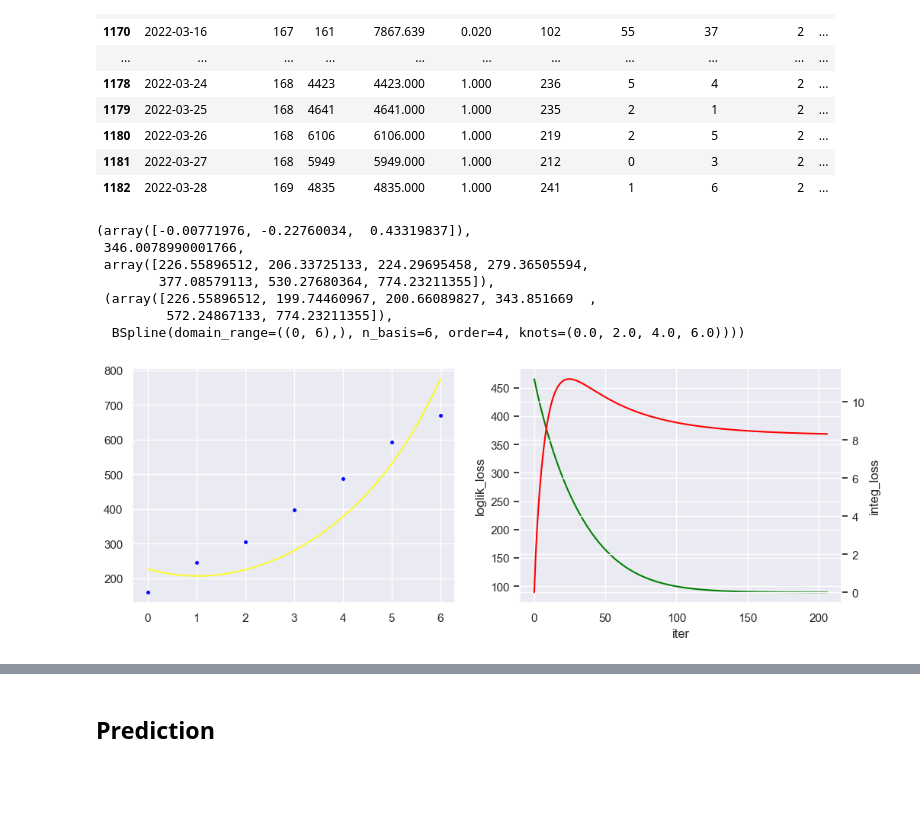
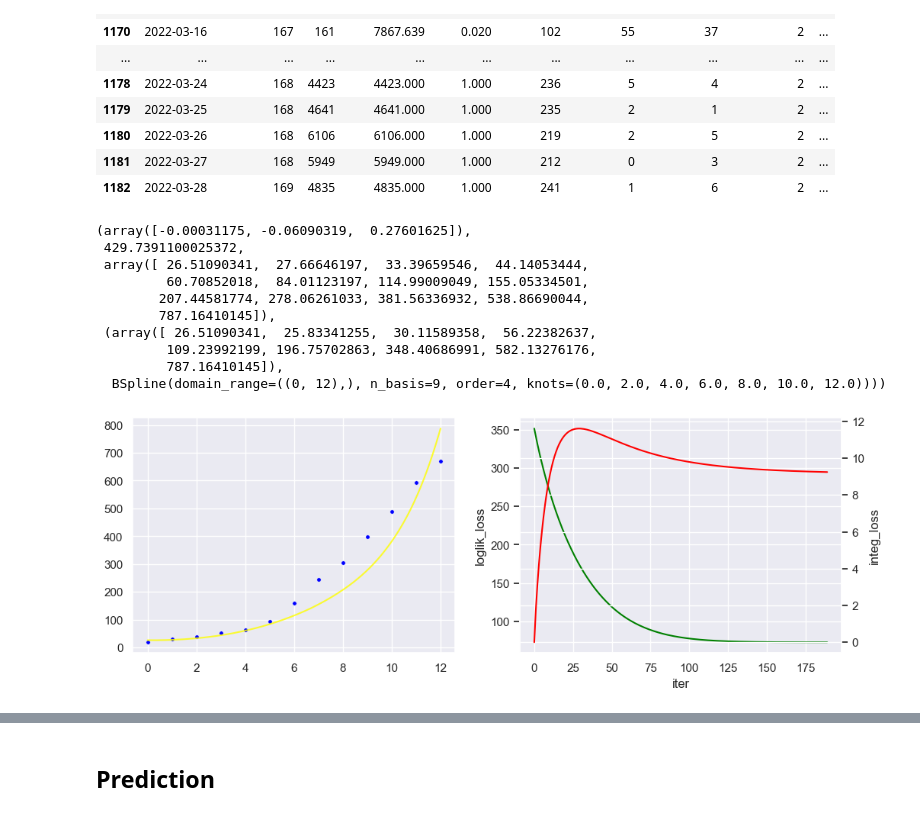
Before and after one commit to ChenZhouUC/Covid19_Modeling, a Jupyter notebook: scripts/covid19.ipynb, the cells around one changed output, grey strips where cells are left out. Saved outputs shown, nothing was run; the diff lists cells and outputs as text; code cells hidden in the pictures; blank space fills up the shorter version.

```diff
--- a/scripts/covid19.ipynb
+++ b/scripts/covid19.ipynb
@@ -231,34 +231,37 @@ data_modeling
 | 1181 | 2022-03-27 | 168 | 5949 | 5949.000 | 1.000 | 212 | 0 | 3 | 2 | ... |
 | 1182 | 2022-03-28 | 169 | 4835 | 4835.000 | 1.000 | 241 | 1 | 6 | 2 | ... |
 # %%
-ser = data_modeling.total_affected.iloc[6:13].values
+ser = data_modeling.total_affected.iloc[0:13].values
 kappa_init, mu_init, tau_init = 0.72, 0.76, 1.43
 
 bs_coeff_local_opt(
     ser,
     kappa=kappa_init,
     mu=mu_init,
     tau=tau_init,
     bs_interp_prop=0.5,
     interg_interp_prop=200.0,
     labd=5.0,
     lr=0.02,
     decay=0.999,
     iters=int(4e2),
     early_stop_ratio=[1.2, 0.9999],
     early_stop_steps=3,
     show_process=True,
     ser_loss_expansion=0.1,
 )
 # %% [output]
-(array([-0.00771976, -0.22760034,  0.43319837]),
- 346.0078990001766,
- array([226.55896512, 206.33725133, 224.29695458, 279.36505594,
-        377.08579113, 530.27680364, 774.23211355]),
- (array([226.55896512, 199.74460967, 200.66089827, 343.851669  ,
-         572.24867133, 774.23211355]),
-  BSpline(domain_range=((0, 6),), n_basis=6, order=4, knots=(0.0, 2.0, 4.0, 6.0))))
+(array([-0.00031175, -0.06090319,  0.27601625]),
+ 429.7391100025372,
+ array([ 26.51090341,  27.66646197,  33.39659546,  44.14053444,
+         60.70852018,  84.01123197, 114.99009049, 155.05334501,
+        207.44581774, 278.06261033, 381.56336932, 538.86690044,
+        787.16410145]),
+ (array([ 26.51090341,  25.83341255,  30.11589358,  56.22382637,
+         109.23992199, 196.75702863, 348.40686991, 582.13276176,
+         787.16410145]),
+  BSpline(domain_range=((0, 12),), n_basis=9, order=4, knots=(0.0, 2.0, 4.0, 6.0, 8.0, 10.0, 12.0))))
-[figure, old version]
+[figure, new version]
 # %%
 kappa_init, mu_init, tau_init = 0.83, 1.06, 1.46
 
```
Also changed, not shown: parts of 6 cells of this notebook.
